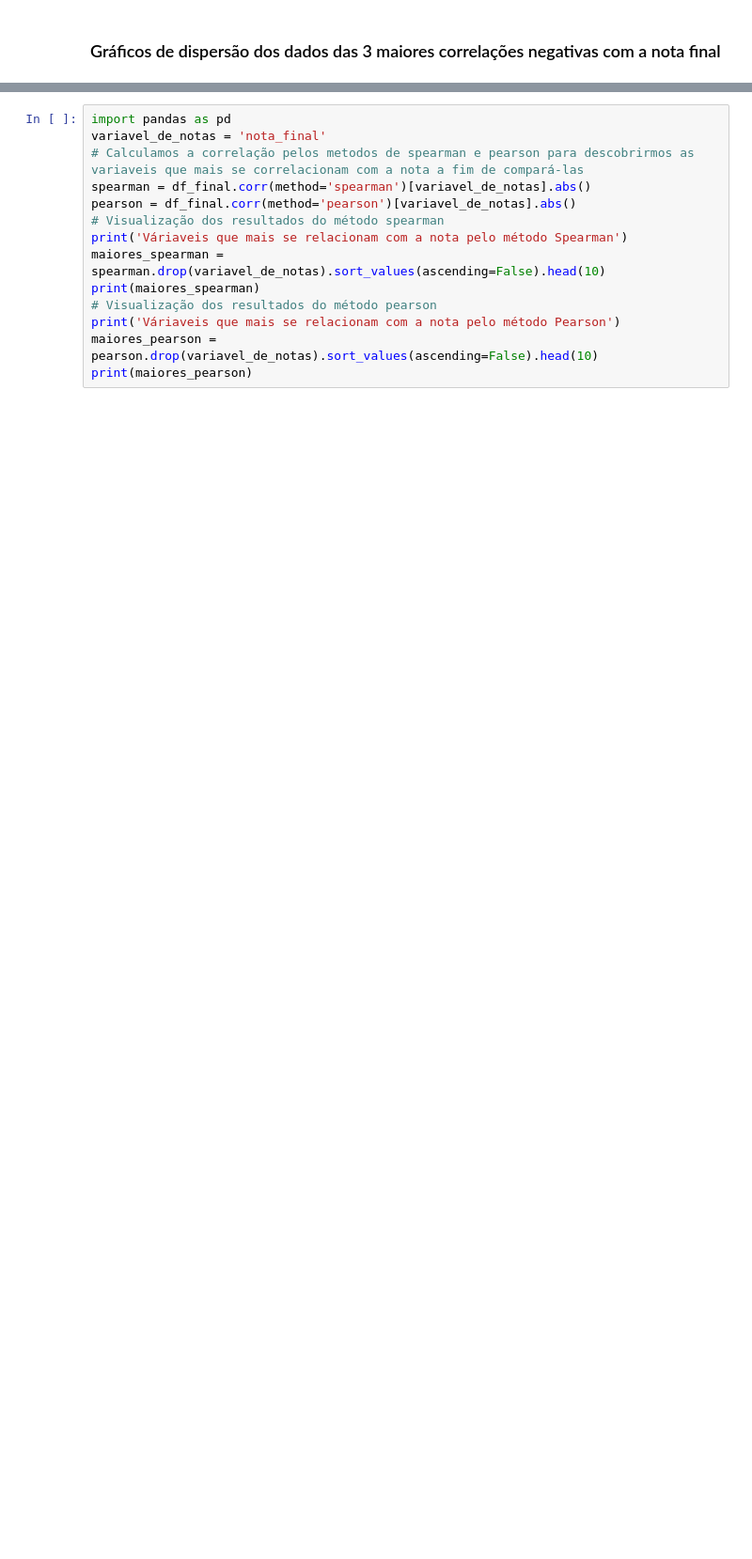
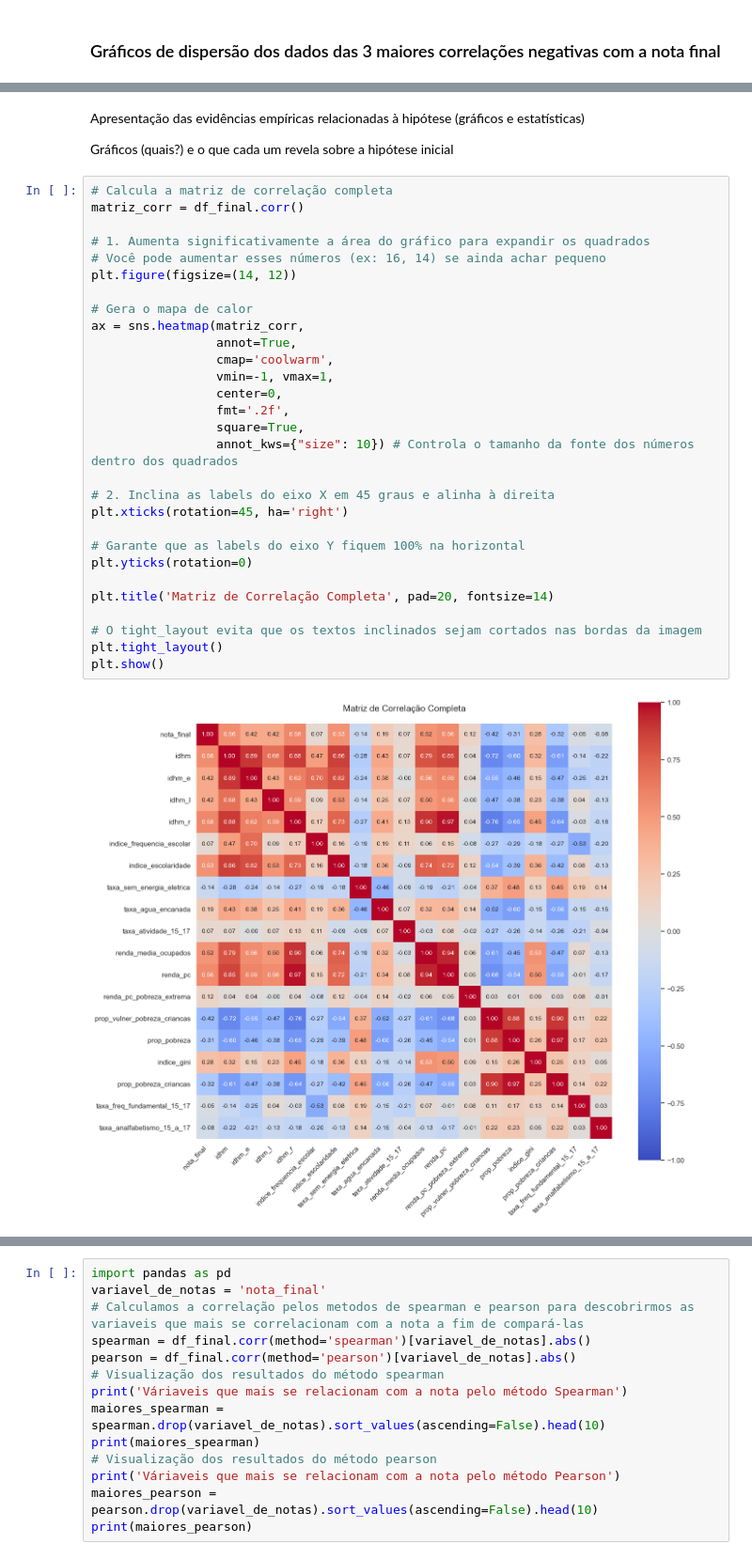
Before and after one commit to lsterra/trabalho_final_metodos_2026, a Jupyter notebook: analise_enem_sp_infraestrutura.ipynb, the cells around one changed output, grey strips where cells are left out. Shown at 94% size. Cells and saved outputs as stored; diff of their text form; blank space fills up the shorter version.

```diff
--- a/analise_enem_sp_infraestrutura.ipynb
+++ b/analise_enem_sp_infraestrutura.ipynb
@@ -797,0 +623,35 @@ plt.show()
+# %% [markdown]
+Apresentação das evidências empíricas relacionadas à hipótese (gráficos e estatísticas)
+
+Gráficos (quais?) e o que cada um revela sobre a hipótese inicial
+# %%
+# Calcula a matriz de correlação completa
+matriz_corr = df_final.corr()
+
+# 1. Aumenta significativamente a área do gráfico para expandir os quadrados
+# Você pode aumentar esses números (ex: 16, 14) se ainda achar pequeno
+plt.figure(figsize=(14, 12))
+
+# Gera o mapa de calor
+ax = sns.heatmap(matriz_corr,
+                 annot=True,
+                 cmap='coolwarm',
+                 vmin=-1, vmax=1,
+                 center=0,
+                 fmt='.2f',
+                 square=True,
+                 annot_kws={"size": 10}) # Controla o tamanho da fonte dos números dentro dos quadrados
+
+# 2. Inclina as labels do eixo X em 45 graus e alinha à direita
+plt.xticks(rotation=45, ha='right')
+
+# Garante que as labels do eixo Y fiquem 100% na horizontal
+plt.yticks(rotation=0)
+
+plt.title('Matriz de Correlação Completa', pad=20, fontsize=14)
+
+# O tight_layout evita que os textos inclinados sejam cortados nas bordas da imagem
+plt.tight_layout()
+plt.show()
+# %% [output]
+[figure, added]
```
Also changed, not shown: parts of 47 cells of this notebook.
